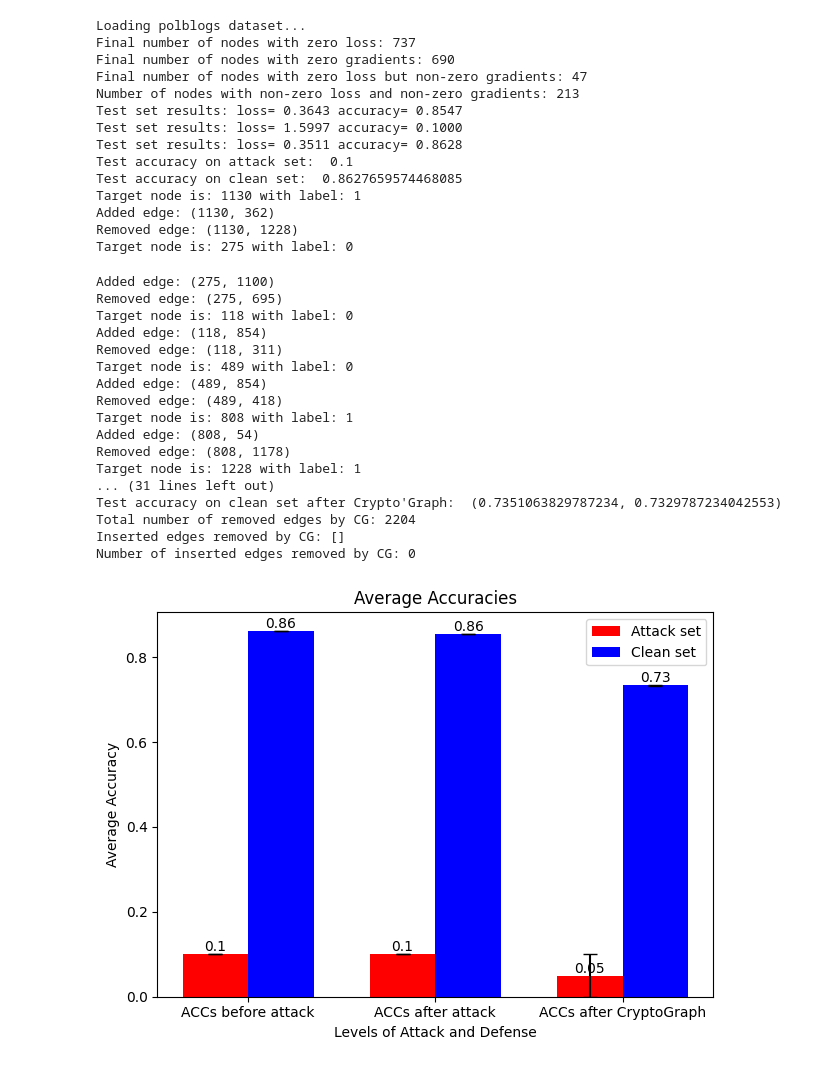
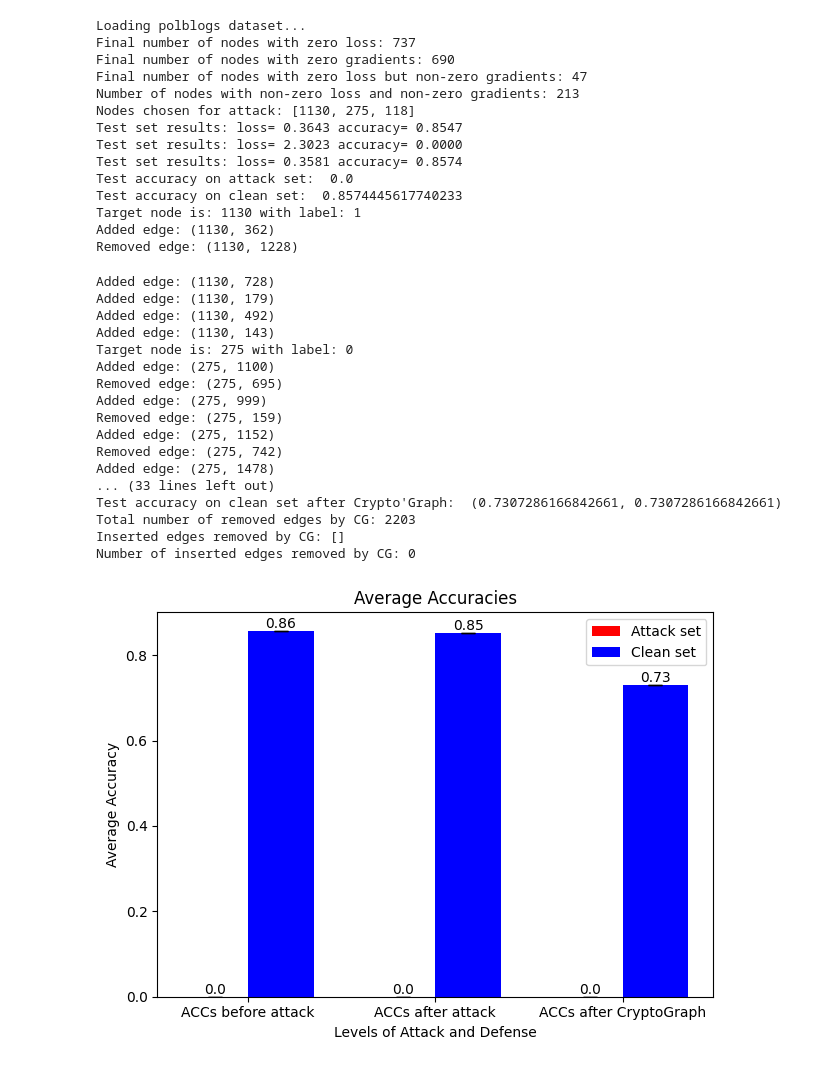
Before and after one commit to birbaubin/cryptograph-utility, a Jupyter notebook: code/backdoor_attack_pipeline.ipynb, the cells around one changed output. Drawn from its saved outputs; the diff is of its cells as text; code cells hidden in the pictures.

```diff
--- a/code/backdoor_attack_pipeline.ipynb
+++ b/code/backdoor_attack_pipeline.ipynb
@@ -2946,7 +2946,7 @@ for _ in range(num_repeats):
     print(f"Initial number of edges: {modified_adj1.nnz // 2}")
     print(f"Number of nodes: {modified_adj1.shape[0]}")
 
-    budget = 2
+    budget = 9
 
     ############### attack adj ################
     attacked_adj = modified_adj1.copy()
@@ -3441,6 +3422,7 @@ plt.show()
 ######## mahsa-V4.1: using surrogate model - edit 2 - using loss fonc and gradiant base- edge-score and commun neighbor ################
 # attack adding/removing edge: (le budget adaptatif pour ajouter/enlever) ###############
 # surrogat model for each edge to be added or removed, target nodes selected manually
+#  reports on this one but made changes, now not working  , needs reveiw
 
 import torch
 import numpy as np
@@ -3656,7 +3638,7 @@ for _ in range(num_repeats):
     print(f"Initial number of edges: {modified_adj1.nnz // 2}")
     print(f"Number of nodes: {modified_adj1.shape[0]}")
 
-    budget = 10
+    budget = 30
     ############### attack adj ################
     attacked_adj = modified_adj1.copy()
     print(f"idx_test_attack: {idx_test_attack}")
@@ -5099,7 +4978,7 @@ Test accuracy on clean set after Crypto'Graph:  (0.7351063829787234, 0.732978723
 # %%
 ######## mahsa-V4.2: using surrogate model - using loss fonc and gradiant base- edge-score for choosing nodes to attack ################
-# attack adding/removing edge: (le budget adaptatif pour ajouter/enlever) ###############
-# surrogat model for each edge to be added or removed, target nodes selected manually
+# attack adding/removing edge: (NOT YET implemented le budget adaptatif pour ajouter/enlever) ###############
+# surrogat model for each edge to be added or removed via gradient and loss of edges and common neighbors
 import torch
 import numpy as np
 import torch.nn.functional as F
@@ -5143,6 +5022,7 @@ def compute_gradients(surrogate_model, features, adj, labels, target_node):
     gradients = adj.grad.cpu().numpy()
     return loss.item(), gradients
 
+# choose nodes to attack based on loss and gradients not common neighbors
 def calc_nodes_to_attack(surrogate_model, features, adj, labels, idx_test):
     zero_loss_count = 0
     zero_gradients_count = 0
@@ -5295,10 +5175,12 @@ idx_train, idx_val, idx_test = data.idx_train, data.idx_val, data.idx_test
 ############  Train surrogate model and determine nodes to attack
 surrogate_model = train_surrogate_model(features, adj, labels, idx_train, idx_val)
 
-k = 10  # budget in the meaning of Number of nodes to attack
+k = 10 # budget in the meaning of Number of nodes to attack
 nodes_to_attack = calc_nodes_to_attack(surrogate_model, features, adj, labels, idx_test)
 idx_test_attack = nodes_to_attack[:k]
 idx_test_clean = [node for node in idx_test if node not in idx_test_attack]
+print("Nodes chosen for attack:", idx_test_attack)
+
 
 ########### Train GCN model initially for evaluation before attack
 model = GCN(nfeat=features.shape[1], nclass=labels.max().item()+1,
@@ -5314,7 +5196,7 @@ print("Test accuracy on attack set: ", accuracy_test_attack_1)
 print("Test accuracy on clean set: ", accuracy_test_clean_1)
 
 ############# perform attack Perturb edges
-budget = 1  # Number of edges to add or remove for each target node
+budget = 5 # Number of edges to add or remove for each target node
 attacked_adj, added_edges = perturb_edges_between_targets(adj, surrogate_model, features, labels, idx_test_attack, budget)
 
 # Model evaluation after attack
@@ -5403,49 +5285,49 @@ std_devs = [accuracy_test_attack_1_std, accuracy_test_clean_1_std,
             accuracy_test_attack_3_std, accuracy_test_clean_3_std]
 x = np.arange(len(labels)//2)
 width = 0.35
 bars1 = plt.bar(x - width/2, values[::2], width, yerr=std_devs[::2], label='Attack set', color='red', capsize=5)
 bars2 = plt.bar(x + width/2, values[1::2], width, yerr=std_devs[1::2], label='Clean set', color='blue', capsize=5)
 plt.title('Average Accuracies')
 plt.xlabel('Levels of Attack and Defense')
 plt.ylabel('Average Accuracy')
 plt.xticks(x, labels[::2])
 plt.legend()
 for bars in [bars1, bars2]:
     for bar in bars:
         yval = bar.get_height()
         plt.text(bar.get_x() + bar.get_width()/2, yval, round(yval, 2), ha='center', va='bottom')
 plt.tight_layout()
 plt.show()
 # %% [output]
 Loading polblogs dataset...
 Final number of nodes with zero loss: 737
 Final number of nodes with zero gradients: 690
 Final number of nodes with zero loss but non-zero gradients: 47
 Number of nodes with non-zero loss and non-zero gradients: 213
+Nodes chosen for attack: [1130, 275, 118]
 Test set results: loss= 0.3643 accuracy= 0.8547
-Test set results: loss= 1.5997 accuracy= 0.1000
-Test set results: loss= 0.3511 accuracy= 0.8628
-Test accuracy on attack set:  0.1
-Test accuracy on clean set:  0.8627659574468085
+Test set results: loss= 2.3023 accuracy= 0.0000
+Test set results: loss= 0.3581 accuracy= 0.8574
+Test accuracy on attack set:  0.0
+Test accuracy on clean set:  0.8574445617740233
 Target node is: 1130 with label: 1
 Added edge: (1130, 362)
 Removed edge: (1130, 1228)
-Target node is: 275 with label: 0
+Added edge: (1130, 728)
+Added edge: (1130, 179)
+Added edge: (1130, 492)
+Added edge: (1130, 143)
+Target node is: 275 with label: 0
 Added edge: (275, 1100)
 Removed edge: (275, 695)
-Target node is: 118 with label: 0
-Added edge: (118, 854)
-Removed edge: (118, 311)
-Target node is: 489 with label: 0
-Added edge: (489, 854)
-Removed edge: (489, 418)
-Target node is: 808 with label: 1
-Added edge: (808, 54)
-Removed edge: (808, 1178)
-Target node is: 1228 with label: 1
-... (31 lines left out)
-Test accuracy on clean set after Crypto'Graph:  (0.7351063829787234, 0.7329787234042553)
-Total number of removed edges by CG: 2204
+Added edge: (275, 999)
+Removed edge: (275, 159)
+Added edge: (275, 1152)
+Removed edge: (275, 742)
+Added edge: (275, 1478)
+... (33 lines left out)
+Test accuracy on clean set after Crypto'Graph:  (0.7307286166842661, 0.7307286166842661)
+Total number of removed edges by CG: 2203
 Inserted edges removed by CG: []
 Number of inserted edges removed by CG: 0
-[figure, old version]
+[figure, new version]
```
Also changed, not shown: parts of 10 cells of this notebook.
